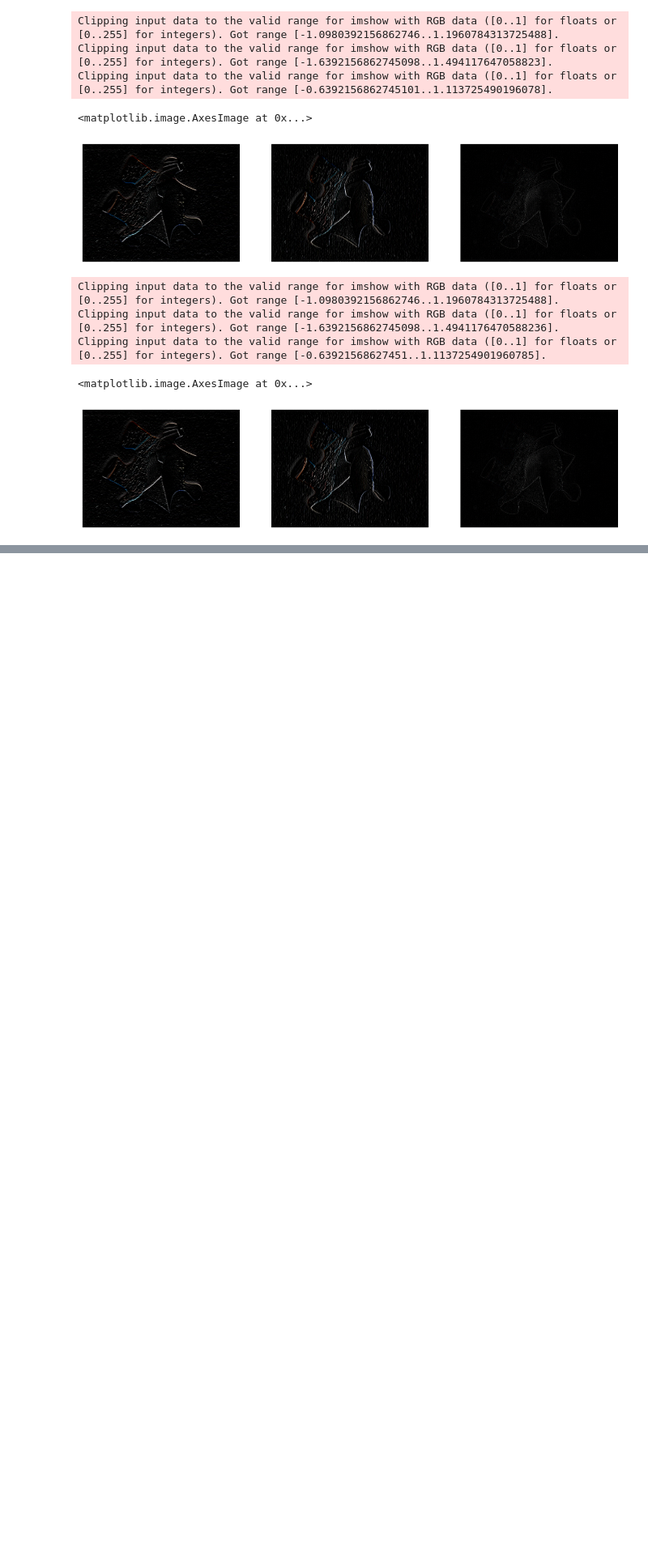
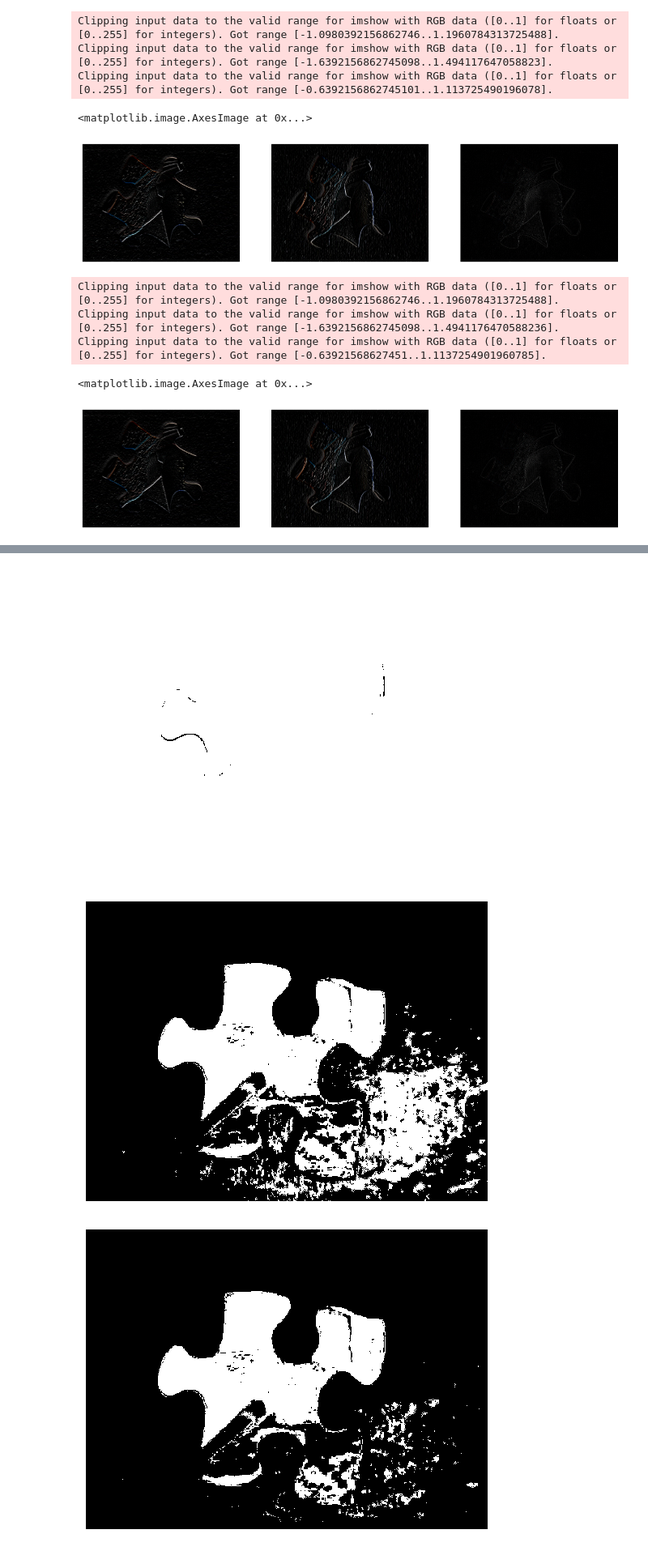
Before and after one commit to orwellian225/cv, a Jupyter notebook: lab1/main.ipynb, the cells around one changed output, grey strips where cells are left out. Shown at 81% size. Drawn from its saved outputs; the diff is of its cells as text; code cells hidden in the pictures; blank space fills up the shorter version.

```diff
--- a/lab1/main.ipynb
+++ b/lab1/main.ipynb
@@ -572,0 +575,9 @@ TypeError: 'Axes' object is not subscriptable
+# %%
+for i in range(len(test_thresholds)):
+    ax = sns.heatmap(classified_images[i], cmap="grey", cbar=False)
+    ax.axis('off')
+    plt.show()
+# %% [output]
+[figure, added]
+[figure, added]
+[figure, added]
```
Also changed, not shown: parts of 8 cells of this notebook.
